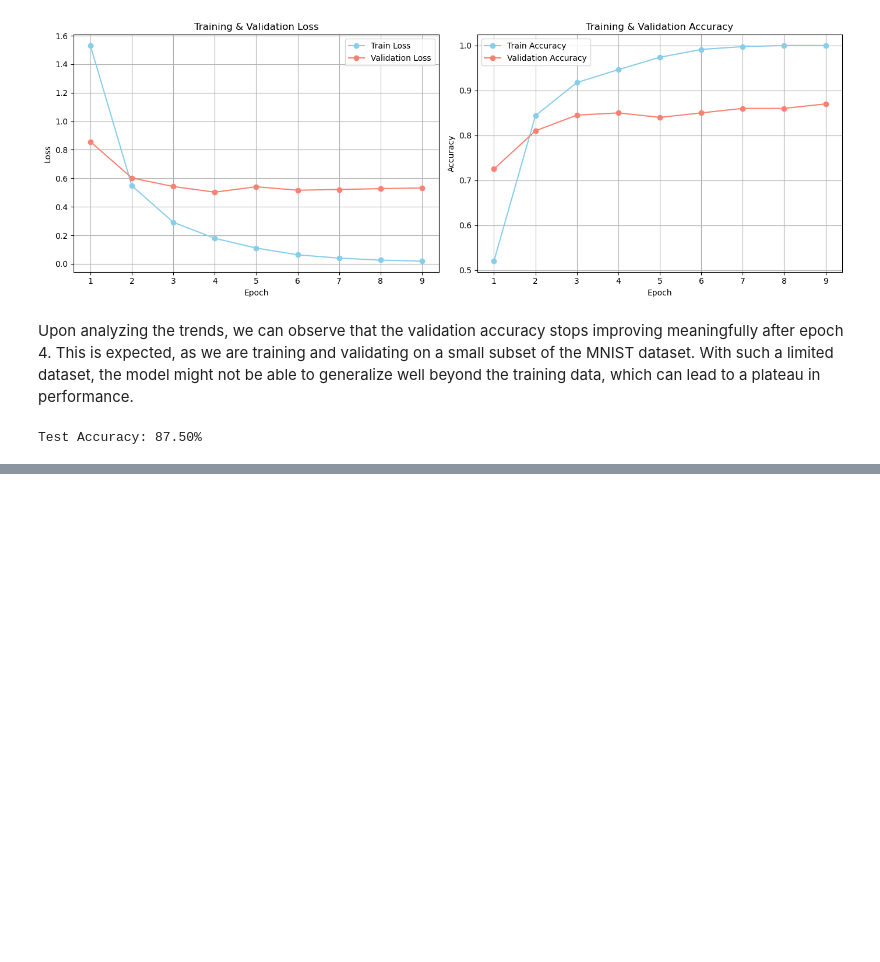
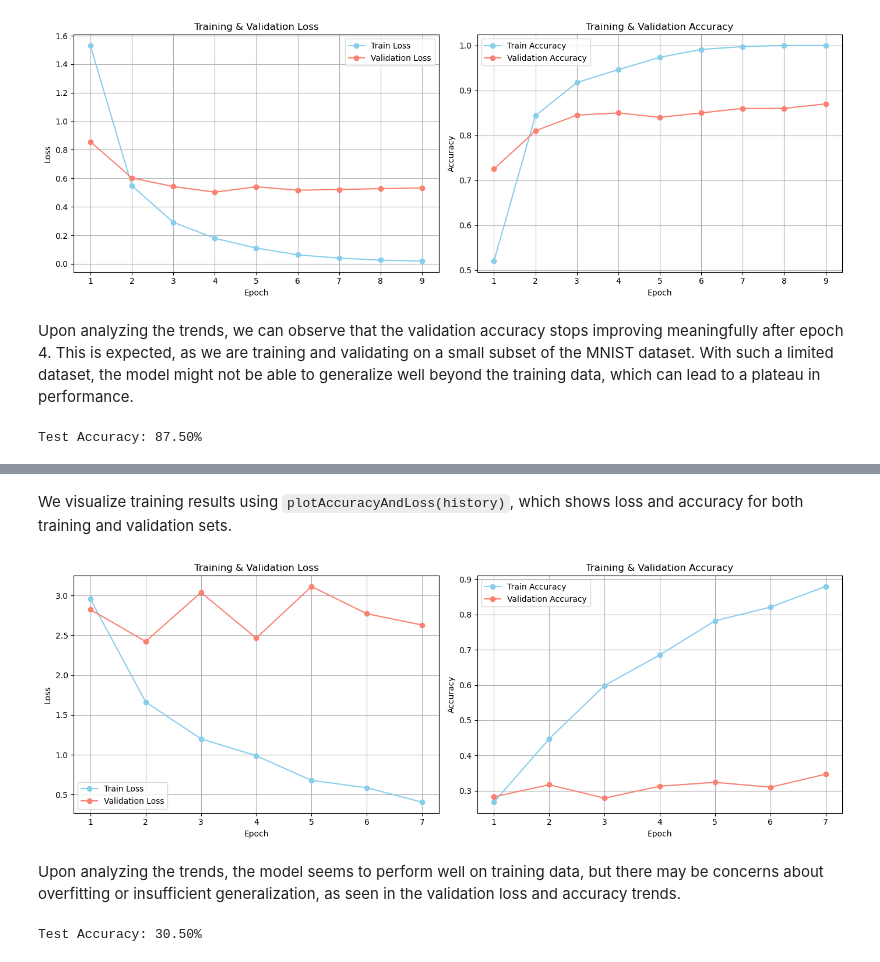
Before and after one commit to wilvang/ml-coursework, a Jupyter notebook: assignment-3/exercises.ipynb, the cells around one changed output, grey strips where cells are left out. Saved outputs shown, nothing was run; the diff lists cells and outputs as text; code cells hidden in the pictures; blank space fills up the shorter version.

```diff
--- a/assignment-3/exercises.ipynb
+++ b/assignment-3/exercises.ipynb
@@ -249,0 +250,9 @@ The model achieves a test accuracy of 87.5%. This shows that the DNN captures so
+# %%
+transform = transforms.Compose([
+    transforms.ToTensor(),   # convert to [0,1]
+    transforms.Normalize((0.4914, 0.4822, 0.4465),  # mean for CIFAR-10
+                         (0.2023, 0.1994, 0.2010))  # std for CIFAR-10
+])
+
+cifar_full_train = datasets.CIFAR10(root='./data', train=True, download=True, transform=transform)
+cifar_full_test  = datasets.CIFAR10(root='./data', train=False, download=True, transform=transform)
@@ -249,0 +275,25 @@ The model achieves a test accuracy of 87.5%. This shows that the DNN captures so
+# %%
+class CIFAR10_DNN(nn.Module):
+    def __init__(self) -> None:
+        super().__init__()
+        self.model = nn.Sequential(
+            nn.Flatten(),
+            nn.Linear(32*32*3, 256),
+            nn.ELU(),
+            nn.Linear(256, 256),
+            nn.ELU(),
+            nn.Linear(256, 256),
+            nn.ELU(),
+            nn.Linear(256, 256),
+            nn.ELU(),
+            nn.Linear(256, 10)
+        )
+
+        # Apply He normal initialization to all Linear layers
+        for layer in self.model:
+            if isinstance(layer, nn.Linear):
+                nn.init.kaiming_normal_(layer.weight, nonlinearity='relu')
+                nn.init.zeros_(layer.bias)
+
+    def forward(self, x):
+        return self.model(x)
@@ -249,0 +302,9 @@ The model achieves a test accuracy of 87.5%. This shows that the DNN captures so
+# %%
+model = CIFAR10_DNN().to(device)
+criterion = nn.CrossEntropyLoss()
+optimizer = optim.NAdam(model.parameters(), lr=0.001)
+
+epochs = 50
+patience = 5  # for early stopping
+
+model, history = train_model(model, cifar_train_loader, cifar_val_loader, epochs, patience)
@@ -249,0 +320,13 @@ The model achieves a test accuracy of 87.5%. This shows that the DNN captures so
+# %% [markdown]
+We visualize training results using `plotAccuracyAndLoss(history)`, which shows loss and accuracy for both training and validation sets.
+# %%
+plotAccuracyAndLoss(history)
+# %% [output]
+[figure, added]
+# %% [markdown]
+Upon analyzing the trends, the model seems to perform well on training data, but there may be concerns about overfitting or insufficient generalization, as seen in the validation loss and accuracy trends.
+# %%
+# Evaluate the test accuracy
+evaluateWithTestSet(model, cifar_test_loader)
+# %% [output]
+Test Accuracy: 30.50%
```
Also changed, not shown: parts of 33 cells of this notebook, 1 other file.
